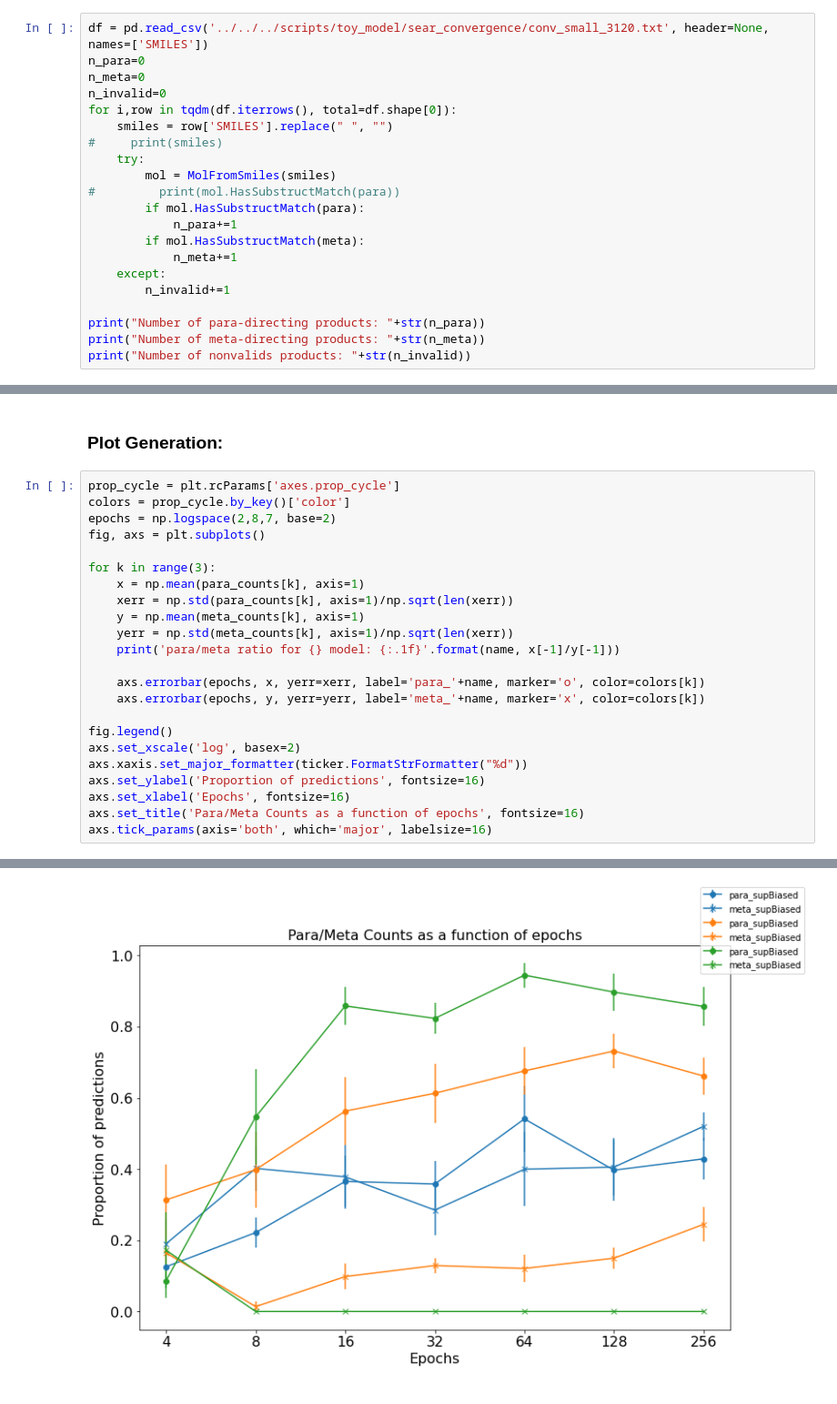
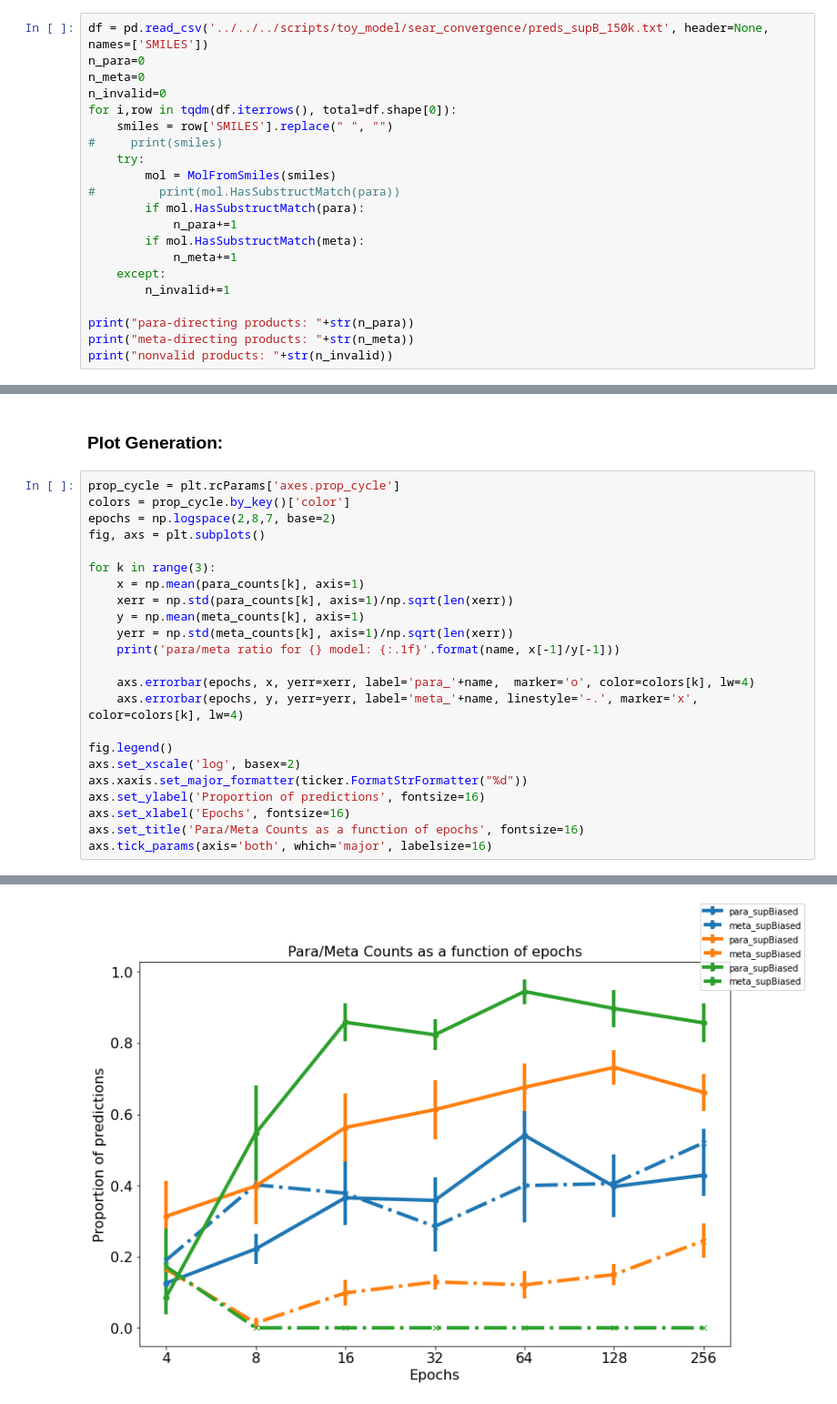
Before and after one commit to davkovacs/MTExplainer, a Jupyter notebook: experiments/toy_model/sear/count_para_meta.ipynb, the cells around one changed output, grey strips where cells are left out. Shown at 91% size. Drawn from its saved outputs; the diff is of its cells as text.

```diff
--- a/experiments/toy_model/sear/count_para_meta.ipynb
+++ b/experiments/toy_model/sear/count_para_meta.ipynb
@@ -22,7 +22,7 @@ meta = Chem.MolFromSmarts('*-!:c1cc(*)ccc1')
 # %% [markdown]
 ### For an individual file:
 # %%
-df = pd.read_csv('../../../scripts/toy_model/sear_convergence/conv_small_3120.txt', header=None, names=['SMILES'])
+df = pd.read_csv('../../../scripts/toy_model/sear_convergence/preds_supB_150k.txt', header=None, names=['SMILES'])
 n_para=0
 n_meta=0
 n_invalid=0
@@ -39,7 +39,7 @@ for i,row in tqdm(df.iterrows(), total=df.shape[0]):
     except:
         n_invalid+=1
 
-print("Number of para-directing products: "+str(n_para))
-print("Number of meta-directing products: "+str(n_meta))
-print("Number of nonvalids products: "+str(n_invalid))
+print("para-directing products: "+str(n_para))
+print("meta-directing products: "+str(n_meta))
+print("nonvalid products: "+str(n_invalid))
 # %% [output]
@@ -95,28 +95,28 @@ for k,name in enumerate(names):
 # %%
 prop_cycle = plt.rcParams['axes.prop_cycle']
 colors = prop_cycle.by_key()['color']
 epochs = np.logspace(2,8,7, base=2)
 fig, axs = plt.subplots()
 
 for k in range(3):
     x = np.mean(para_counts[k], axis=1)
     xerr = np.std(para_counts[k], axis=1)/np.sqrt(len(xerr))
     y = np.mean(meta_counts[k], axis=1)
     yerr = np.std(meta_counts[k], axis=1)/np.sqrt(len(xerr))
     print('para/meta ratio for {} model: {:.1f}'.format(name, x[-1]/y[-1]))
 
-    axs.errorbar(epochs, x, yerr=xerr, label='para_'+name, marker='o', color=colors[k])
-    axs.errorbar(epochs, y, yerr=yerr, label='meta_'+name, marker='x', color=colors[k])
+    axs.errorbar(epochs, x, yerr=xerr, label='para_'+name,  marker='o', color=colors[k], lw=4)
+    axs.errorbar(epochs, y, yerr=yerr, label='meta_'+name, linestyle='-.', marker='x', color=colors[k], lw=4)
 
 fig.legend()
 axs.set_xscale('log', basex=2)
 axs.xaxis.set_major_formatter(ticker.FormatStrFormatter("%d"))
 axs.set_ylabel('Proportion of predictions', fontsize=16)
 axs.set_xlabel('Epochs', fontsize=16)
 axs.set_title('Para/Meta Counts as a function of epochs', fontsize=16)
 axs.tick_params(axis='both', which='major', labelsize=16)
 # %% [output]
 para/meta ratio for supBiased model: 0.8
 para/meta ratio for supBiased model: 2.7
 para/meta ratio for supBiased model: inf
-[figure, old version]
+[figure, new version]
```
Also changed, not shown: parts of 1 cell of this notebook, 10 other files.
